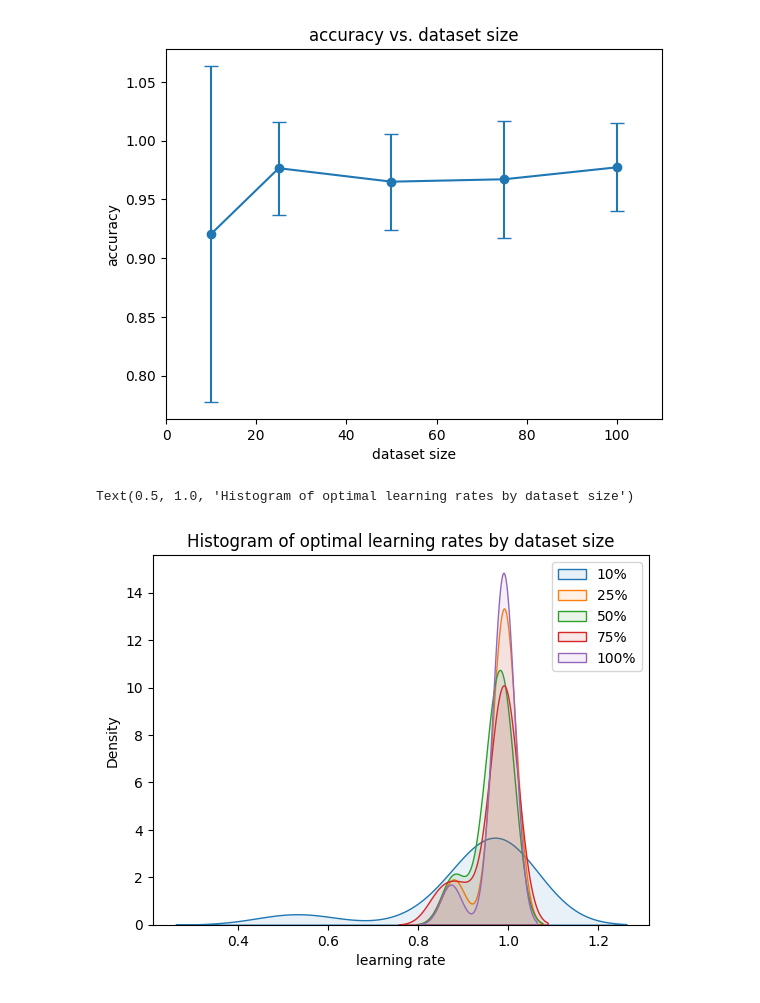
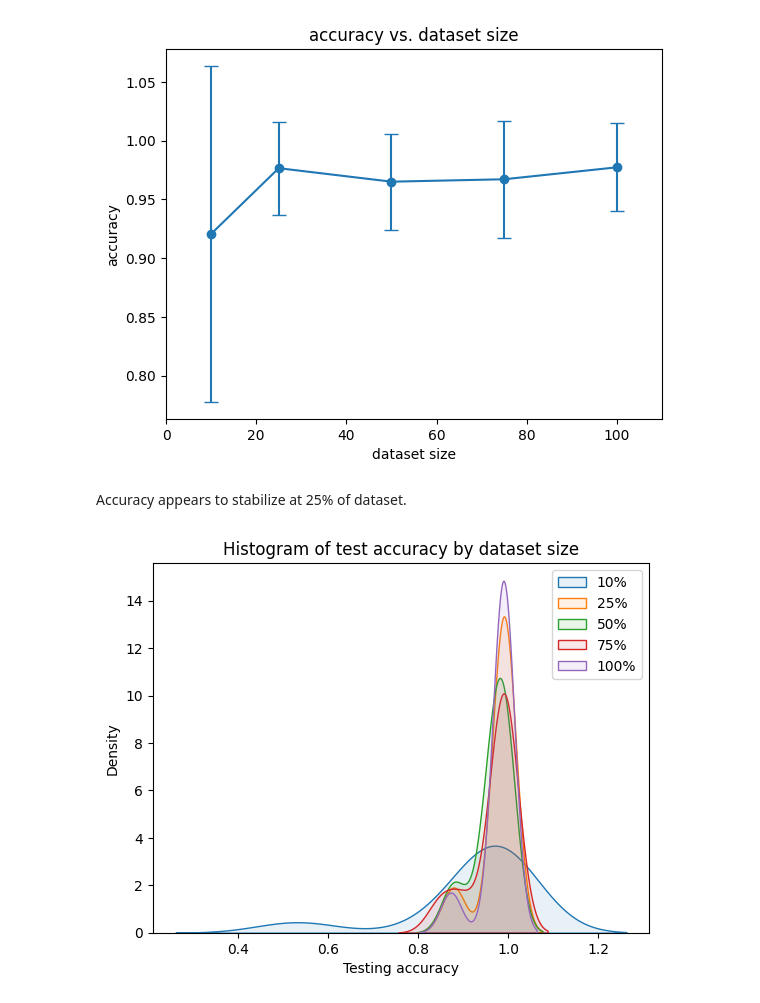
Before and after one commit to apalermo01/hyperparameter-tuning, a Jupyter notebook: Analyze LR batch results 20241109-20241116.ipynb, the cells around one changed output. Saved outputs shown, nothing was run; the diff lists cells and outputs as text; code cells hidden in the pictures.

```diff
--- a/Analyze LR batch results 20241109-20241116.ipynb
+++ b/Analyze LR batch results 20241109-20241116.ipynb
@@ -134,17 +134,19 @@ ax.set_title("accuracy vs. dataset size")
 # %% [output]
 Text(0.5, 1.0, 'accuracy vs. dataset size')
 [figure]
+# %% [markdown]
+Accuracy appears to stabilize at 25% of dataset.
 # %%
 fig, ax = plt.subplots()
 results_df = pd.DataFrame(results)
 for split in sorted(results_df['split'].unique()):
     sns.kdeplot(results_df[results_df['split']==split]['accuracy'],
                 label=f"{split}%",
                 fill=True,
                 alpha=0.1)
 ax.legend()
 ax.set_xlabel("Testing accuracy")
-ax.set_title("Histogram of optimal learning rates by dataset size")
+ax.set_title("Histogram of test accuracy by dataset size")
+fig.savefig("./figures/20241119_test_accuracy_by_ds_size.png")
 # %% [output]
-Text(0.5, 1.0, 'Histogram of optimal learning rates by dataset size')
-[figure, old version]
+[figure, new version]
```
Also changed, not shown: parts of 6 cells of this notebook, 2 other files.
